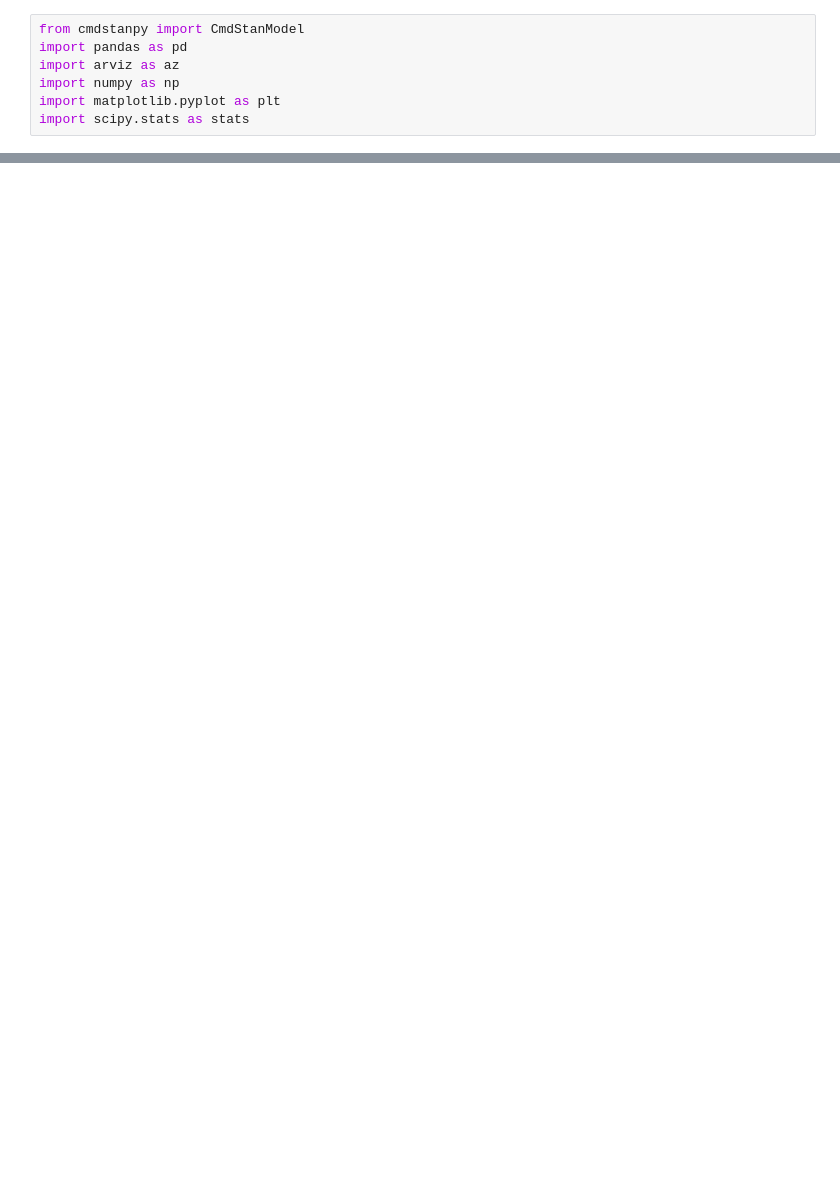
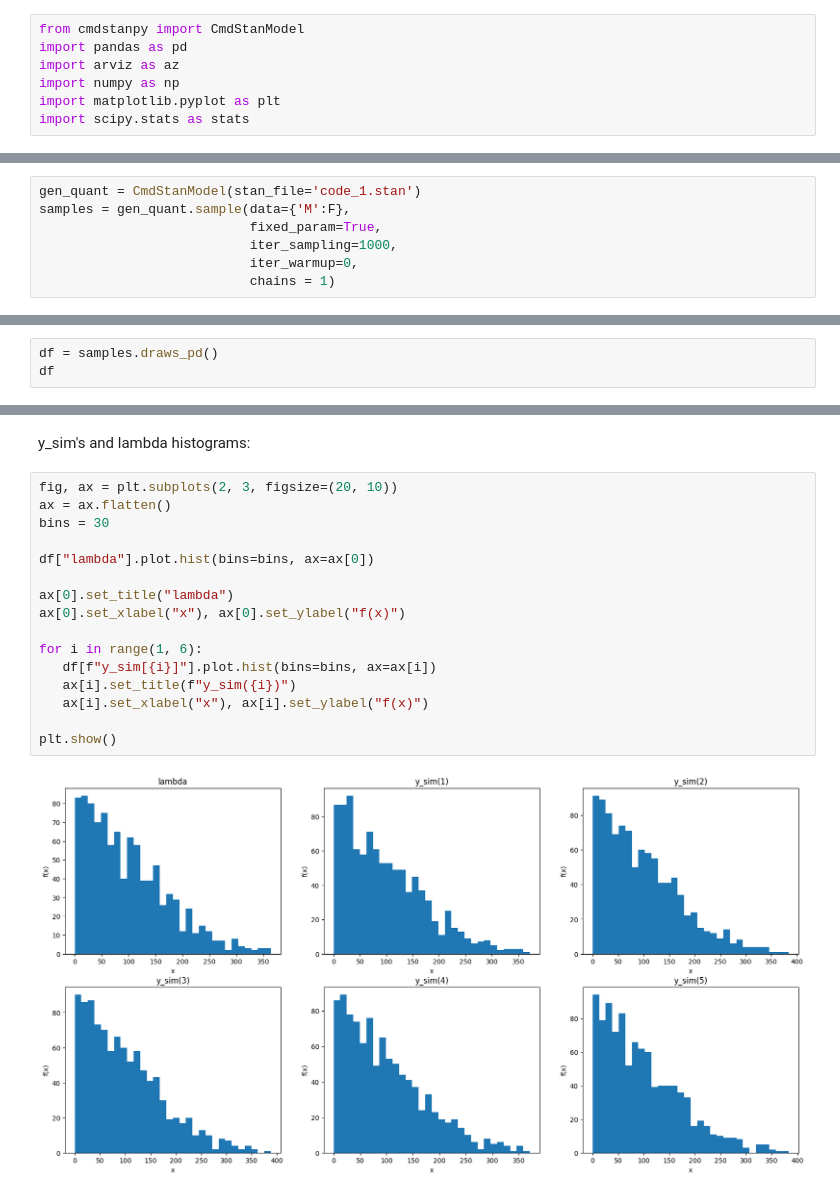
Before and after one commit to gcyburt/AGH-Data-Analytics, a Jupyter notebook: lab_2/script.ipynb, the cells around one changed output, grey strips where cells are left out. Drawn from its saved outputs; the diff is of its cells as text; blank space fills up the shorter version.

```diff
--- a/lab_2/script.ipynb
+++ b/lab_2/script.ipynb
@@ -250,0 +15,7 @@ Exception: code_10_model_namespace::code_10_model: N is 6, but must be greater t
+# %%
+gen_quant = CmdStanModel(stan_file='code_1.stan')
+samples = gen_quant.sample(data={'M':F},
+                           fixed_param=True,
+                           iter_sampling=1000,
+                           iter_warmup=0,
+                           chains = 1)
@@ -250,0 +28,3 @@ Exception: code_10_model_namespace::code_10_model: N is 6, but must be greater t
+# %%
+df = samples.draws_pd()
+df
@@ -250,0 +45,20 @@ Exception: code_10_model_namespace::code_10_model: N is 6, but must be greater t
+# %% [markdown]
+y_sim's and lambda histograms:
+# %%
+fig, ax = plt.subplots(2, 3, figsize=(20, 10))
+ax = ax.flatten()
+bins = 30
+
+df["lambda"].plot.hist(bins=bins, ax=ax[0])
+
+ax[0].set_title("lambda")
+ax[0].set_xlabel("x"), ax[0].set_ylabel("f(x)")
+
+for i in range(1, 6):
+   df[f"y_sim[{i}]"].plot.hist(bins=bins, ax=ax[i])
+   ax[i].set_title(f"y_sim({i})")
+   ax[i].set_xlabel("x"), ax[i].set_ylabel("f(x)")
+
+plt.show()
+# %% [output]
+[figure, added]
```
Also changed, not shown: parts of 42 cells of this notebook, 3 other files.
